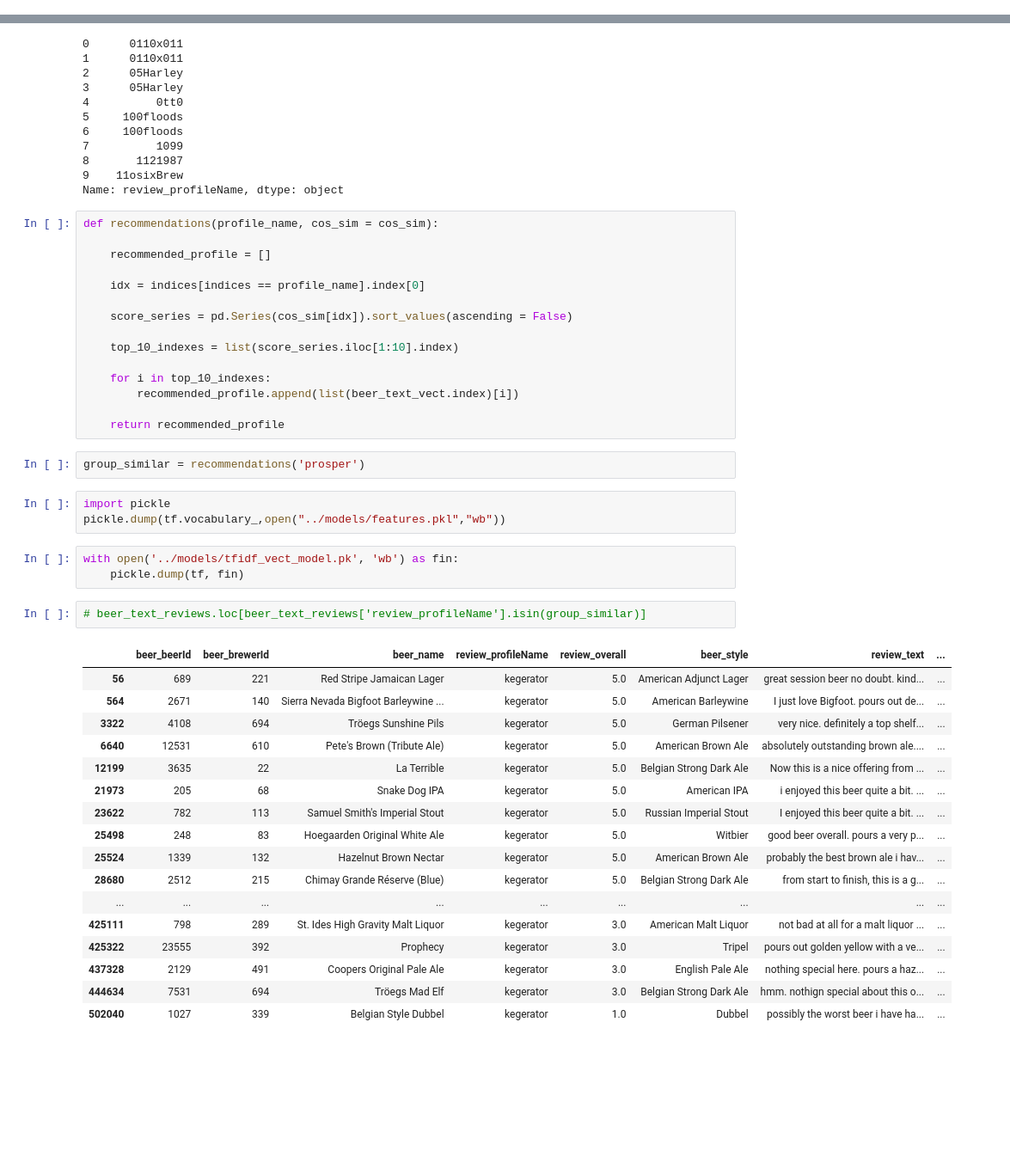
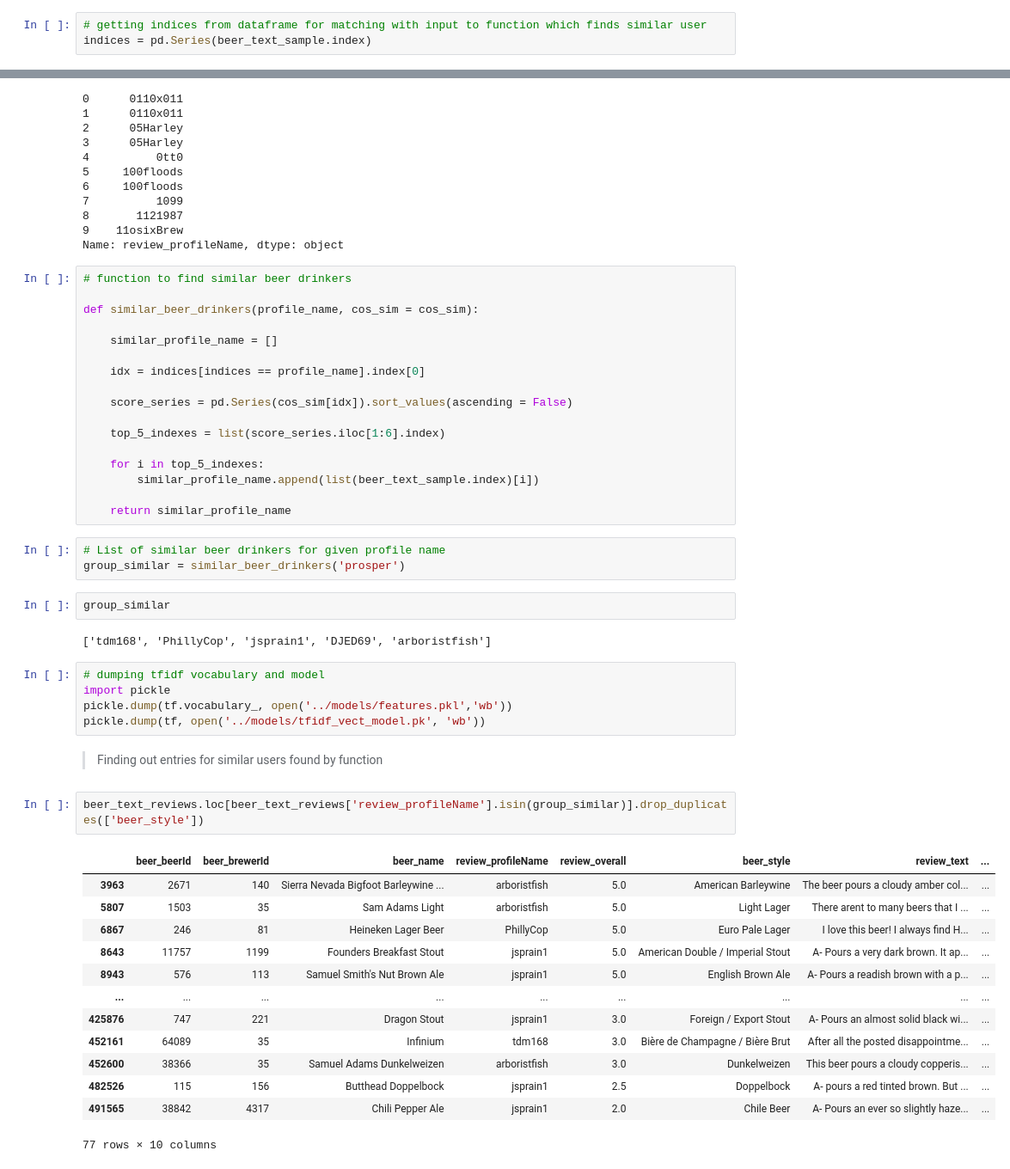
Before and after one commit to akshayDhotre/Beer-Reviews-Data-Exploration, a Jupyter notebook: notebooks/beer_Datascience_project_exploration.ipynb, the cells around one changed output, grey strips where cells are left out. Shown: that part at 86% size. Cells and saved outputs as stored; diff of their text form; blank space fills up the shorter version.

```diff
--- a/notebooks/beer_Datascience_project_exploration.ipynb
+++ b/notebooks/beer_Datascience_project_exploration.ipynb
@@ -616,3 +635,6 @@ indices = pd.Series(beer_text_vect.index)
+# %%
+# getting indices from dataframe for matching with input to function which finds similar user
+indices = pd.Series(beer_text_sample.index)
 # %%
 indices[:10]
 # %% [output]
@@ -628,45 +650,49 @@ indices[:10]
 9    11osixBrew
 Name: review_profileName, dtype: object
 # %%
-def recommendations(profile_name, cos_sim = cos_sim):
+# function to find similar beer drinkers
 
-    recommended_profile = []
+def similar_beer_drinkers(profile_name, cos_sim = cos_sim):
+
+    similar_profile_name = []
 
     idx = indices[indices == profile_name].index[0]
 
     score_series = pd.Series(cos_sim[idx]).sort_values(ascending = False)
 
-    top_10_indexes = list(score_series.iloc[1:10].index)
+    top_5_indexes = list(score_series.iloc[1:6].index)
 
-    for i in top_10_indexes:
-        recommended_profile.append(list(beer_text_vect.index)[i])
+    for i in top_5_indexes:
+        similar_profile_name.append(list(beer_text_sample.index)[i])
 
-    return recommended_profile
+    return similar_profile_name
+# %%
+# List of similar beer drinkers for given profile name
+group_similar = similar_beer_drinkers('prosper')
 # %%
-group_similar = recommendations('prosper')
+group_similar
+# %% [output]
+['tdm168', 'PhillyCop', 'jsprain1', 'DJED69', 'arboristfish']
 # %%
+# dumping tfidf vocabulary and model
 import pickle
-pickle.dump(tf.vocabulary_,open("../models/features.pkl","wb"))
+pickle.dump(tf.vocabulary_, open('../models/features.pkl','wb'))
+pickle.dump(tf, open('../models/tfidf_vect_model.pk', 'wb'))
-# %%
-with open('../models/tfidf_vect_model.pk', 'wb') as fin:
-    pickle.dump(tf, fin)
+# %% [markdown]
+> Finding out entries for similar users found by function
 # %%
-# beer_text_reviews.loc[beer_text_reviews['review_profileName'].isin(group_similar)]
+beer_text_reviews.loc[beer_text_reviews['review_profileName'].isin(group_similar)].drop_duplicates(['beer_style'])
 # %% [output]
 |  | beer_beerId | beer_brewerId | beer_name | review_profileName | review_overall | beer_style | review_text | ... |
-| 56 | 689 | 221 | Red Stripe Jamaican Lager | kegerator | 5.0 | American Adjunct Lager | great session beer no doubt. kind... | ... |
-| 564 | 2671 | 140 | Sierra Nevada Bigfoot Barleywine ... | kegerator | 5.0 | American Barleywine | I just love Bigfoot. pours out de... | ... |
-| 3322 | 4108 | 694 | Tröegs Sunshine Pils | kegerator | 5.0 | German Pilsener | very nice. definitely a top shelf... | ... |
-| 6640 | 12531 | 610 | Pete's Brown (Tribute Ale) | kegerator | 5.0 | American Brown Ale | absolutely outstanding brown ale.... | ... |
-| 12199 | 3635 | 22 | La Terrible | kegerator | 5.0 | Belgian Strong Dark Ale | Now this is a nice offering from ... | ... |
-| 21973 | 205 | 68 | Snake Dog IPA | kegerator | 5.0 | American IPA | i enjoyed this beer quite a bit. ... | ... |
-| 23622 | 782 | 113 | Samuel Smith's Imperial Stout | kegerator | 5.0 | Russian Imperial Stout | I enjoyed this beer quite a bit. ... | ... |
-| 25498 | 248 | 83 | Hoegaarden Original White Ale | kegerator | 5.0 | Witbier | good beer overall. pours a very p... | ... |
-| 25524 | 1339 | 132 | Hazelnut Brown Nectar | kegerator | 5.0 | American Brown Ale | probably the best brown ale i hav... | ... |
-| 28680 | 2512 | 215 | Chimay Grande Réserve (Blue) | kegerator | 5.0 | Belgian Strong Dark Ale | from start to finish, this is a g... | ... |
+| 3963 | 2671 | 140 | Sierra Nevada Bigfoot Barleywine ... | arboristfish | 5.0 | American Barleywine | The beer pours a cloudy amber col... | ... |
+| 5807 | 1503 | 35 | Sam Adams Light | arboristfish | 5.0 | Light Lager | There arent to many beers that I ... | ... |
+| 6867 | 246 | 81 | Heineken Lager Beer | PhillyCop | 5.0 | Euro Pale Lager | I love this beer! I always find H... | ... |
+| 8643 | 11757 | 1199 | Founders Breakfast Stout | jsprain1 | 5.0 | American Double / Imperial Stout | A- Pours a very dark brown. It ap... | ... |
+| 8943 | 576 | 113 | Samuel Smith's Nut Brown Ale | jsprain1 | 5.0 | English Brown Ale | A- Pours a readish brown with a p... | ... |
 | ... | ... | ... | ... | ... | ... | ... | ... | ... |
-| 425111 | 798 | 289 | St. Ides High Gravity Malt Liquor | kegerator | 3.0 | American Malt Liquor | not bad at all for a malt liquor ... | ... |
-| 425322 | 23555 | 392 | Prophecy | kegerator | 3.0 | Tripel | pours out golden yellow with a ve... | ... |
-| 437328 | 2129 | 491 | Coopers Original Pale Ale | kegerator | 3.0 | English Pale Ale | nothing special here. pours a haz... | ... |
-| 444634 | 7531 | 694 | Tröegs Mad Elf | kegerator | 3.0 | Belgian Strong Dark Ale | hmm. nothign special about this o... | ... |
-| 502040 | 1027 | 339 | Belgian Style Dubbel | kegerator | 1.0 | Dubbel | possibly the worst beer i have ha... | ... |
+| 425876 | 747 | 221 | Dragon Stout | jsprain1 | 3.0 | Foreign / Export Stout | A- Pours an almost solid black wi... | ... |
+| 452161 | 64089 | 35 | Infinium | tdm168 | 3.0 | Bière de Champagne / Bière Brut | After all the posted disappointme... | ... |
+| 452600 | 38366 | 35 | Samuel Adams Dunkelweizen | arboristfish | 3.0 | Dunkelweizen | This beer pours a cloudy copperis... | ... |
+| 482526 | 115 | 156 | Butthead Doppelbock | jsprain1 | 2.5 | Doppelbock | A- pours a red tinted brown. But ... | ... |
+| 491565 | 38842 | 4317 | Chili Pepper Ale | jsprain1 | 2.0 | Chile Beer | A- Pours an ever so slightly haze... | ... |
+77 rows × 10 columns
```
Also changed, not shown: parts of 14 cells of this notebook, 4 other files.
